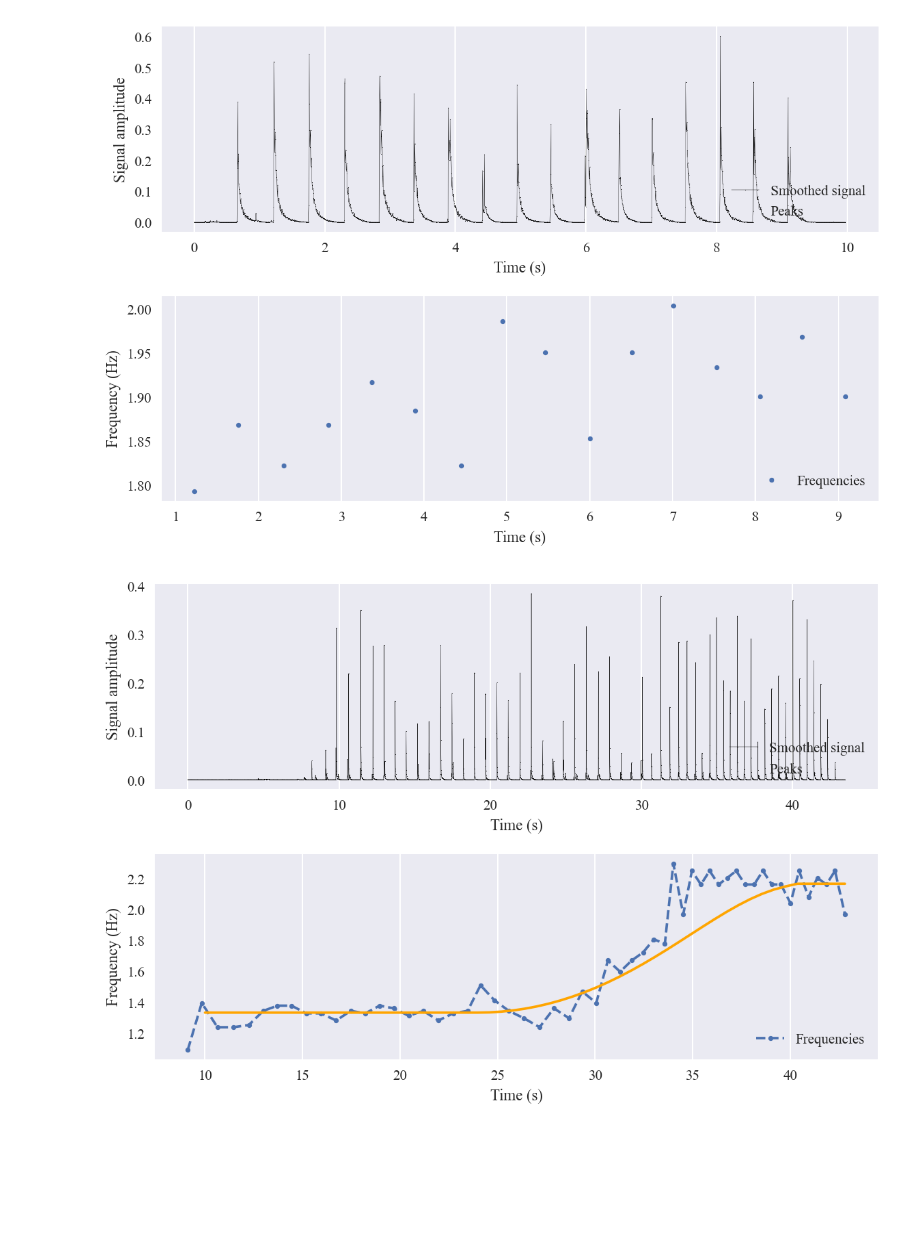
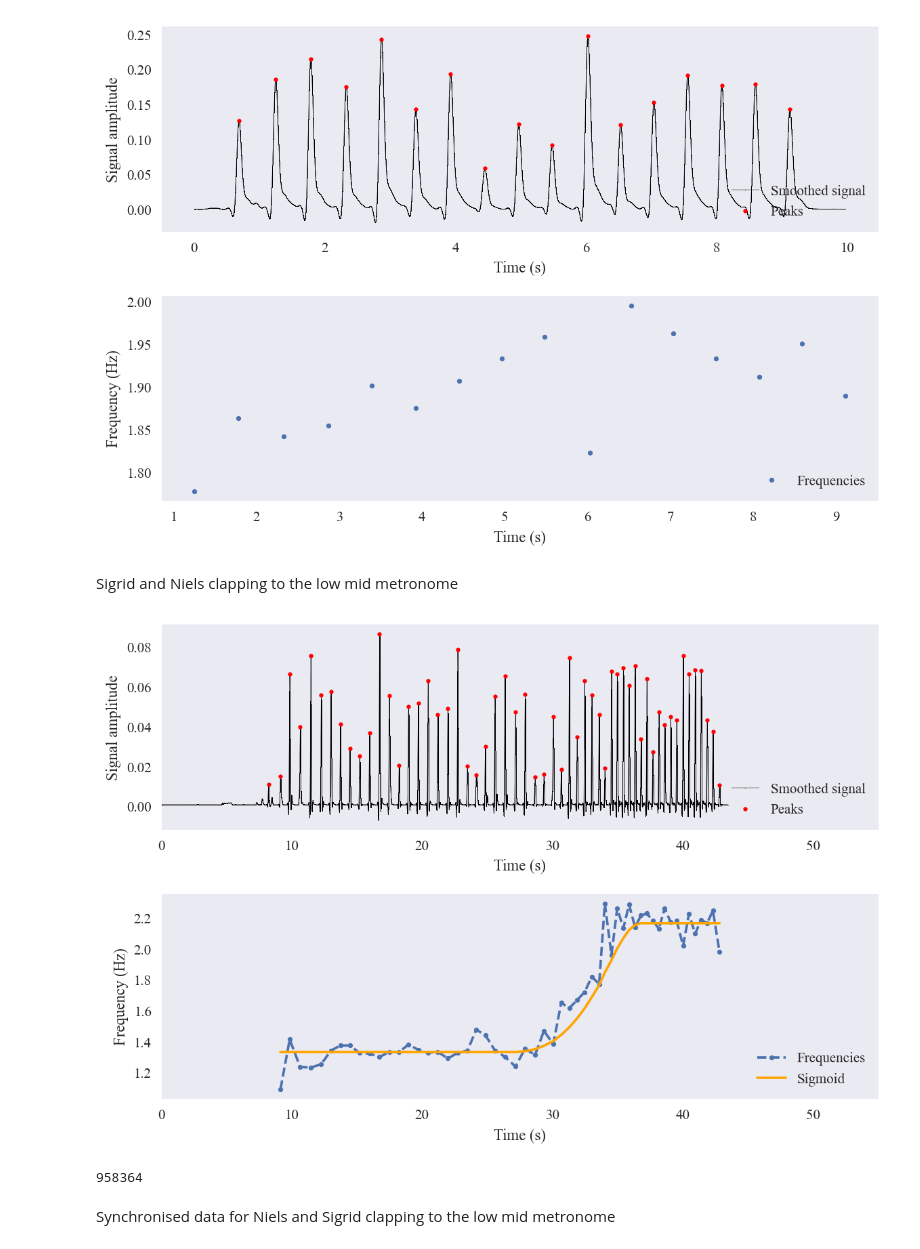
Before and after one commit to nielsdavidsen/Bachelor_2024, a Jupyter notebook: read_sound.ipynb, the cells around one changed output. Saved outputs shown, nothing was run; the diff lists cells and outputs as text; code cells hidden in the pictures; blank space fills up the shorter version.

```diff
--- a/read_sound.ipynb
+++ b/read_sound.ipynb
@@ -210,9 +303,8 @@ def data_extract(file, step=200, neigh=10, threshold=0.1, resolution=np.int32):
 # %%
-new_time, new_signal, peak_times, peaks, freq_tlist, freq_list = data_extract('trial.wav', step=200, neigh=10, threshold=0.1)
-
+new_time, new_signal, peak_times, peaks, freq_tlist, freq_list = new_data_extract('trial.wav', threshold=0.05)
 fig, ax = plt.subplots(2, 1, dpi=150)
 ax[0].plot(new_time, new_signal, color='black', ls='-', marker='.', linewidth = 0.2, markersize=0.8, label='Smoothed signal')
-ax[0].plot(peak_times, peaks, color='red', ls='', marker='x', markersize=3, label='Peaks')
+ax[0].plot(peak_times, peaks, color='red', ls='', marker='o', markersize=3, label='Peaks')
 ax[0].grid()
 ax[0].set_xlabel('Time (s)')
 ax[0].set_ylabel('Signal amplitude')
@@ -226,36 +318,46 @@ ax[1].legend(loc='lower right')
 
 fig.tight_layout()
 # %% [output]
-[figure, old version]
+[figure, new version]
+# %% [markdown]
+Sigrid and Niels clapping to the low mid metronome
 # %%
-ns_tuple_lm = data_extract('lydfiler/metronomfiler/Niels_og_Sigrid.wav', step=200, neigh=10, threshold=0.03)
-met_tuple_lm = data_extract('lydfiler/metronomfiler/low_mid.wav', step=200, neigh=15, threshold=0.05)
+ns_tuple_lm = new_data_extract('lydfiler/metronomfiler/Niels_og_Sigrid.wav',threshold=0.01)
+met_tuple_lm = new_data_extract('lydfiler/metronomfiler/low_mid.wav',  threshold=0.01)
 
 t_met, s_met, pt_met, p_met, ft_met, f_met = met_tuple_lm
 t_ns, s_ns, pt_ns, p_ns, ft_ns, f_ns = ns_tuple_lm
 # %%
-sig_x = np.linspace(10, ft_ns[-1], len(ft_ns))
+sig_x = np.linspace(9, ft_ns[-1], len(ft_ns))
 p_list = p_func(sig_x, threshold_l = 24, threshold_h = 40)
 sig_y = 1 / interval_calc(80,130, p_list)
 
 
 fig, ax = plt.subplots(2, 1, dpi=150)
 ax[0].plot(t_ns, s_ns, color='black', ls='-', marker='.', linewidth = 0.2, markersize=0.8, label='Smoothed signal')
-ax[0].plot(pt_ns, p_ns, color='red', ls='', marker='x', markersize=3, label='Peaks')
+ax[0].plot(pt_ns, p_ns, color='red', ls='', marker='o', linewidth = 0.2, markersize=3, label='Peaks')
 ax[0].grid()
 ax[0].set_xlabel('Time (s)')
 ax[0].set_ylabel('Signal amplitude')
+ax[0].set_xlim(0,55)
 ax[0].legend(loc='lower right')
 
 ax[1].plot(ft_ns, f_ns, '.--', label='Frequencies')
 ax[1].grid()
 ax[1].set_xlabel('Time (s)')
 ax[1].set_ylabel('Frequency (Hz)')
+ax[1].set_xlim(0,55)
+ax[1].plot(ft_ns, sig_y, c='orange', label = 'Sigmoid')
 ax[1].legend(loc='lower right')
-ax[1].plot(sig_x, sig_y, c='orange')
 
 fig.tight_layout()
 # %% [output]
-[figure, old version]
+[figure, new version]
+# %%
+len(t_ns)
+# %% [output]
+958364
+# %% [markdown]
+Synchronised data for Niels and Sigrid clapping to the low mid metronome
 # %%
 cut = 0
```
Also changed, not shown: parts of 12 cells of this notebook, 2 other files.
